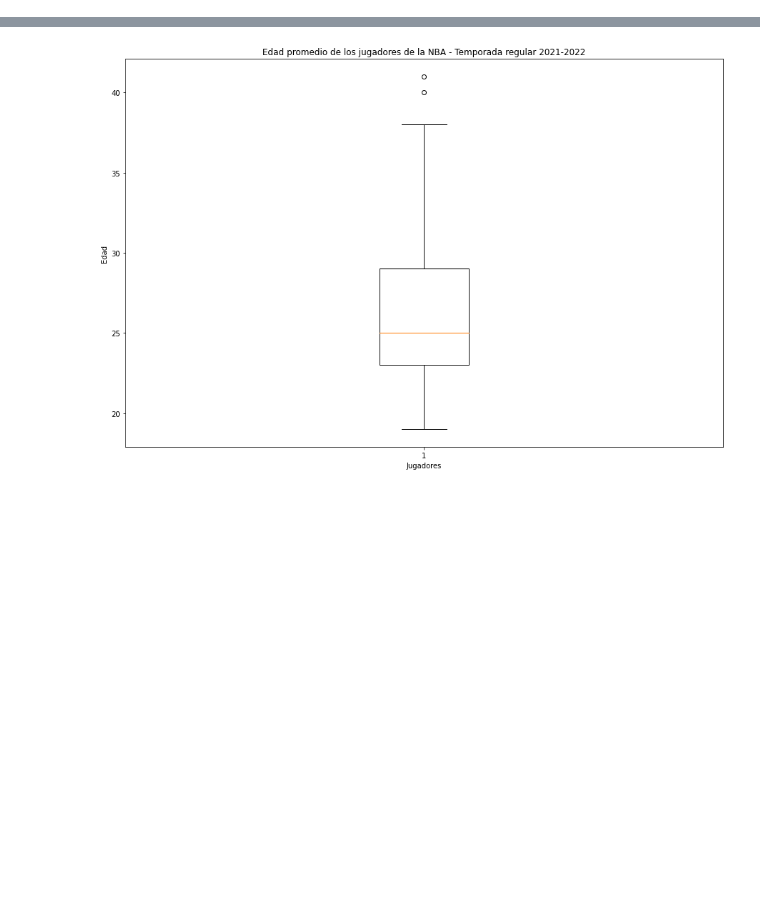
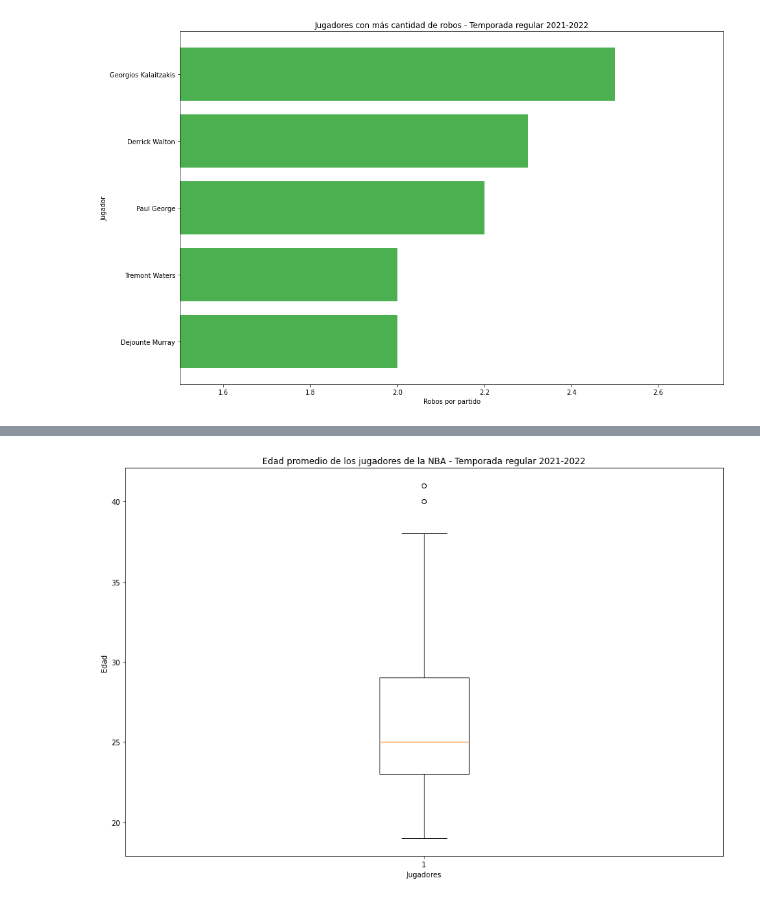
Before and after one commit to santiagobrikman/NBA, a Jupyter notebook: Código/Graficos.ipynb, the cells around one changed output, grey strips where cells are left out. Cells and saved outputs as stored; diff of their text form; code cells hidden in the pictures; blank space fills up the shorter version.

```diff
--- a/Código/Graficos.ipynb
+++ b/Código/Graficos.ipynb
@@ -5,0 +25,19 @@ df = pd.read_csv('regular.csv', encoding = 'latin-1')
+# %%
+tripleros = df.sort_values(by = 'STL', ascending = False).head(5)
+tripleros = tripleros.sort_values(by = 'STL', ascending = True)
+triplerosx = tripleros['Player']
+triplerosy = tripleros['STL']
+
+fig1 = plt.figure(1)
+fig1.set_figheight(10)
+fig1.set_figwidth(15)
+fig1.set_facecolor('white')
+ax = fig1.add_subplot(1,1,1)
+plt.xlim(1.5, 2.75)
+plt.title('Jugadores con más cantidad de robos por partido - Temporada regular 2021-2022')
+plt.xlabel('Robos por partido')
+plt.ylabel('Jugador')
+ax.barh(triplerosx, triplerosy, color = '#4CAF50')
+plt.savefig("Robos.png")
+# %% [output]
+[figure, added]
```
Also changed, not shown: parts of 7 cells of this notebook, 14 other files.
